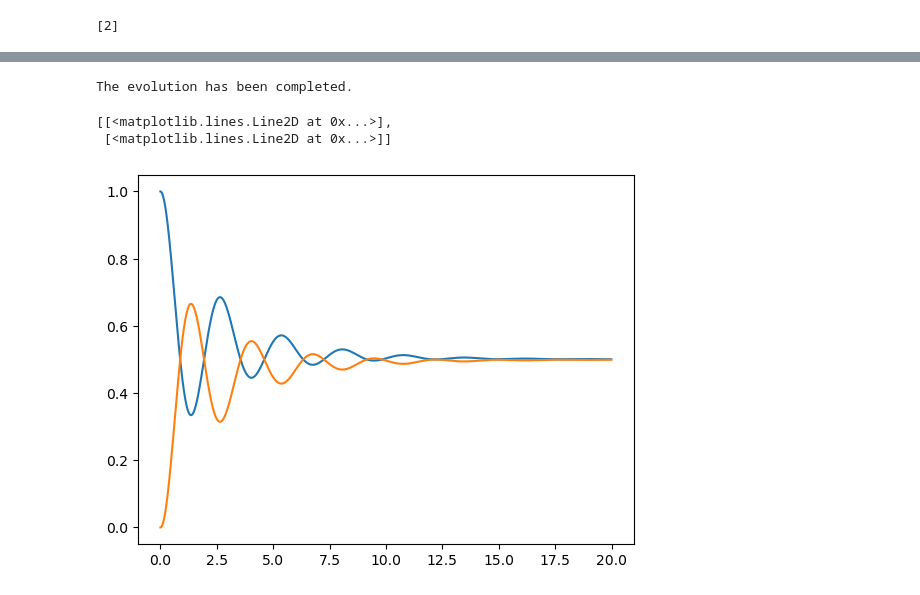
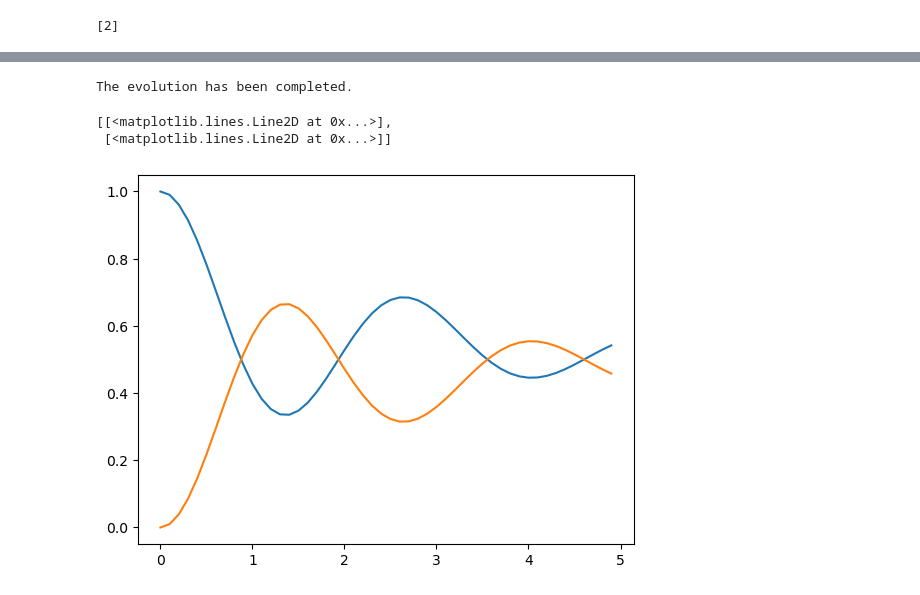
Before and after one commit to N384R/Quantum_Dynamics, a Jupyter notebook: test_qsextra_class.ipynb, the cells around one changed output, grey strips where cells are left out. Cells and saved outputs as stored; diff of their text form; code cells hidden in the pictures.

```diff
--- a/test_qsextra_class.ipynb
+++ b/test_qsextra_class.ipynb
@@ -776,0 +1340,13 @@ Quantum object: dims=[[2, 2, 2, 2], [2, 2, 2, 2]], shape=(16, 16), type='oper',
+# %%
+results = qevolve(sys, time, shots=shots, dt=dt)
+
+P = np.zeros((len(epsilon), time.size))
+counts = results.get_counts()
+for nc, c in enumerate(counts):
+    for i in range(len(epsilon)):
+        try:
+            P[i, nc] = c['{:b}'.format(1 << i).zfill(len(epsilon))]/shots
+        except:
+            P[i, nc] = 0
+
+[plt.scatter(time, P[i, :]) for i in range(len(epsilon))]
@@ -777,10 +1360,5 @@ Quantum object: dims=[[2, 2, 2, 2], [2, 2, 2, 2]], shape=(16, 16), type='oper',
 # %%
-dt = 0.01
-time = np.arange(0, 20, dt*100)
-shots = 8000
-
-t_list = np.arange(0, 20, dt)
-results_qutip = clevolve(sys, t_list, measure_populations=True)
+results_qutip = clevolve(sys, time, measure_populations=True)
 
 P_qutip = results_qutip.expect
 error = []
@@ -788,7 +1366,7 @@ for i in range(len(epsilon)):
     error.append(
         np.sqrt(P_qutip[i] * (np.ones_like(P_qutip[i]) - P_qutip[i]) / shots))
 
-[plt.plot(t_list, P_qutip[i]) for i in range(len(epsilon))]
+[plt.plot(time, P_qutip[i]) for i in range(len(epsilon))]
 # %% [output]
 The evolution has been completed.
 [[<matplotlib.lines.Line2D at 0x...>],
@@ -804,0 +1397,2 @@ print(coll_rate)
+# %%
+results = qevolve(sys, time, shots=0, dt=dt, coll_rates=coll_rate)
@@ -804,0 +1403,14 @@ print(coll_rate)
+# %%
+from qiskit.quantum_info import partial_trace
+
+P = np.zeros((len(epsilon), time.size))
+
+counts = []
+for nr, result in enumerate(results):
+    for i in range(len(epsilon)):
+        try:
+            P[i, nr] = result[f'{1 << i:0{len(epsilon)}b}']
+        except:
+            P[i, nr] = 0
+
+[plt.scatter(time, P[i, :]) for i in range(len(epsilon))]
@@ -805,16 +1432,15 @@ print(coll_rate)
 # %%
-t_list = np.arange(0, 20, dt)
-results = clevolve(sys, t_list, coll_rate, measure_populations=True)
+results = clevolve(sys, time, coll_rate, measure_populations=True)
 
 P_qutip = results.expect
 error = []
 for i in range(len(epsilon)):
     error.append(
         np.sqrt(P_qutip[i] * (np.ones_like(P_qutip[i]) - P_qutip[i]) / shots))
 
-[plt.plot(t_list, P_qutip[i]) for i in range(len(epsilon))]
+[plt.plot(time, P_qutip[i]) for i in range(len(epsilon))]
 # %% [output]
 The evolution has been completed.
 [[<matplotlib.lines.Line2D at 0x...>],
  [<matplotlib.lines.Line2D at 0x...>]]
-[figure, old version]
+[figure, new version]
```
Also changed, not shown: parts of 27 cells of this notebook, 15 other files.
